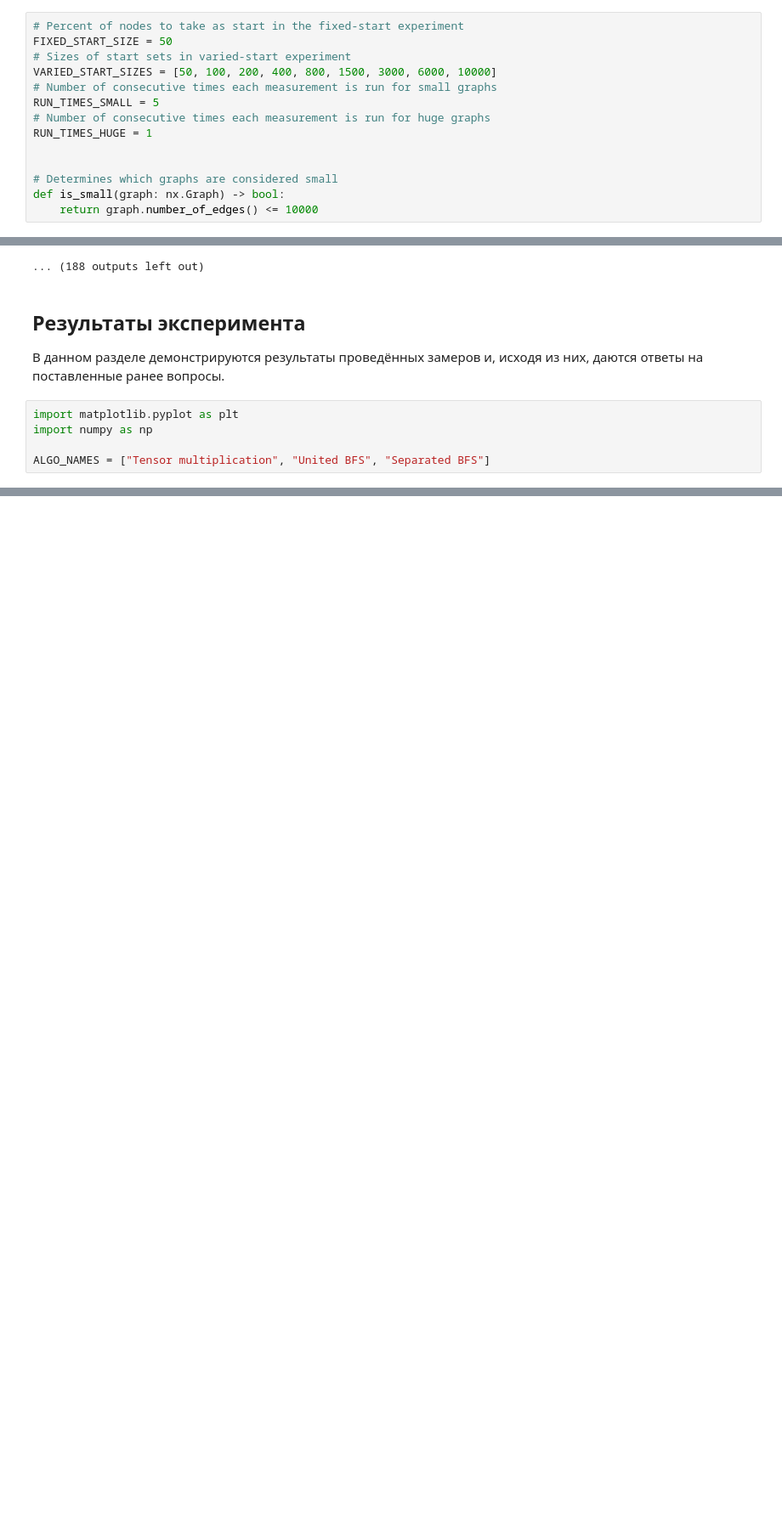
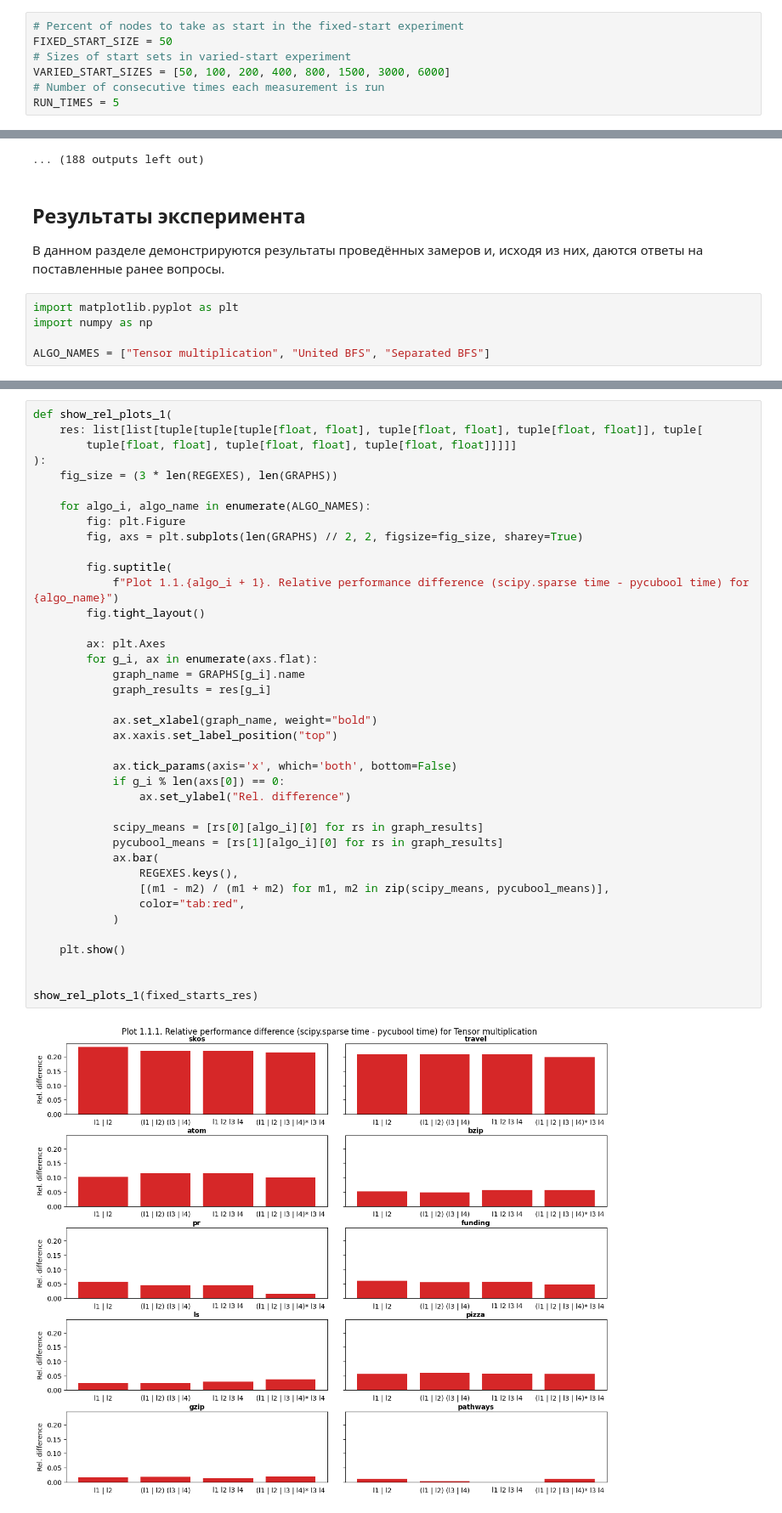
Before and after one commit to shlegelal/formal-lang-course, a Jupyter notebook: experiments/rpq_comparison.ipynb, the cells around one changed output, grey strips where cells are left out. Shown at 85% size. Drawn from its saved outputs; the diff is of its cells as text; blank space fills up the shorter version.

```diff
--- a/experiments/rpq_comparison.ipynb
+++ b/experiments/rpq_comparison.ipynb
@@ -690,16 +689,9 @@ START_SET_SEED = 42
 # Percent of nodes to take as start in the fixed-start experiment
 FIXED_START_SIZE = 50
 # Sizes of start sets in varied-start experiment
-VARIED_START_SIZES = [50, 100, 200, 400, 800, 1500, 3000, 6000, 10000]
-# Number of consecutive times each measurement is run for small graphs
-RUN_TIMES_SMALL = 5
-# Number of consecutive times each measurement is run for huge graphs
-RUN_TIMES_HUGE = 1
-
-
-# Determines which graphs are considered small
-def is_small(graph: nx.Graph) -> bool:
-    return graph.number_of_edges() <= 10000
+VARIED_START_SIZES = [50, 100, 200, 400, 800, 1500, 3000, 6000]
+# Number of consecutive times each measurement is run
+RUN_TIMES = 5
 # %% [markdown]
 Ниже представлен код для проведения описанных замеров.
 # %%
@@ -968,0 +961,41 @@ ALGO_NAMES = ["Tensor multiplication", "United BFS", "Separated BFS"]
+# %%
+def show_rel_plots_1(
+    res: list[list[tuple[tuple[tuple[float, float], tuple[float, float], tuple[float, float]], tuple[
+        tuple[float, float], tuple[float, float], tuple[float, float]]]]]
+):
+    fig_size = (3 * len(REGEXES), len(GRAPHS))
+
+    for algo_i, algo_name in enumerate(ALGO_NAMES):
+        fig: plt.Figure
+        fig, axs = plt.subplots(len(GRAPHS) // 2, 2, figsize=fig_size, sharey=True)
+
+        fig.suptitle(
+            f"Plot 1.1.{algo_i + 1}. Relative performance difference (scipy.sparse time - pycubool time) for {algo_name}")
+        fig.tight_layout()
+
+        ax: plt.Axes
+        for g_i, ax in enumerate(axs.flat):
+            graph_name = GRAPHS[g_i].name
+            graph_results = res[g_i]
+
+            ax.set_xlabel(graph_name, weight="bold")
+            ax.xaxis.set_label_position("top")
+
+            ax.tick_params(axis='x', which='both', bottom=False)
+            if g_i % len(axs[0]) == 0:
+                ax.set_ylabel("Rel. difference")
+
+            scipy_means = [rs[0][algo_i][0] for rs in graph_results]
+            pycubool_means = [rs[1][algo_i][0] for rs in graph_results]
+            ax.bar(
+                REGEXES.keys(),
+                [(m1 - m2) / (m1 + m2) for m1, m2 in zip(scipy_means, pycubool_means)],
+                color="tab:red",
+            )
+
+    plt.show()
+
+
+show_rel_plots_1(fixed_starts_res)
+# %% [output]
+[figure, added]
```
Also changed, not shown: parts of 26 cells of this notebook.
